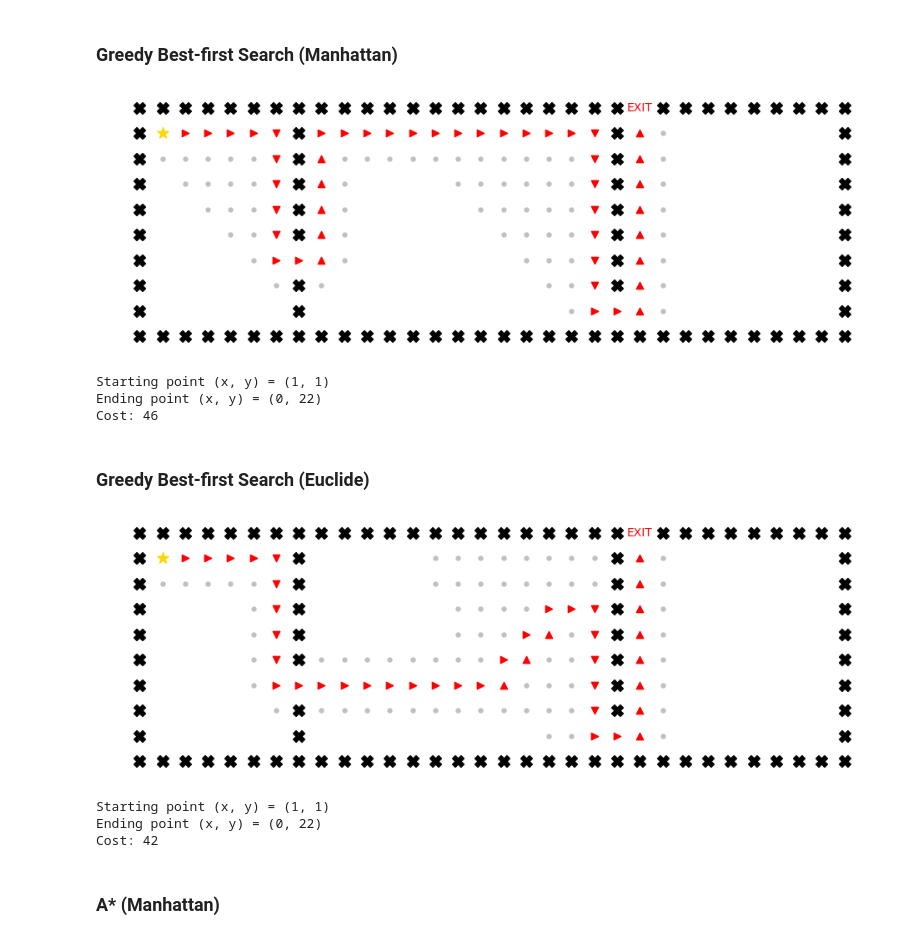
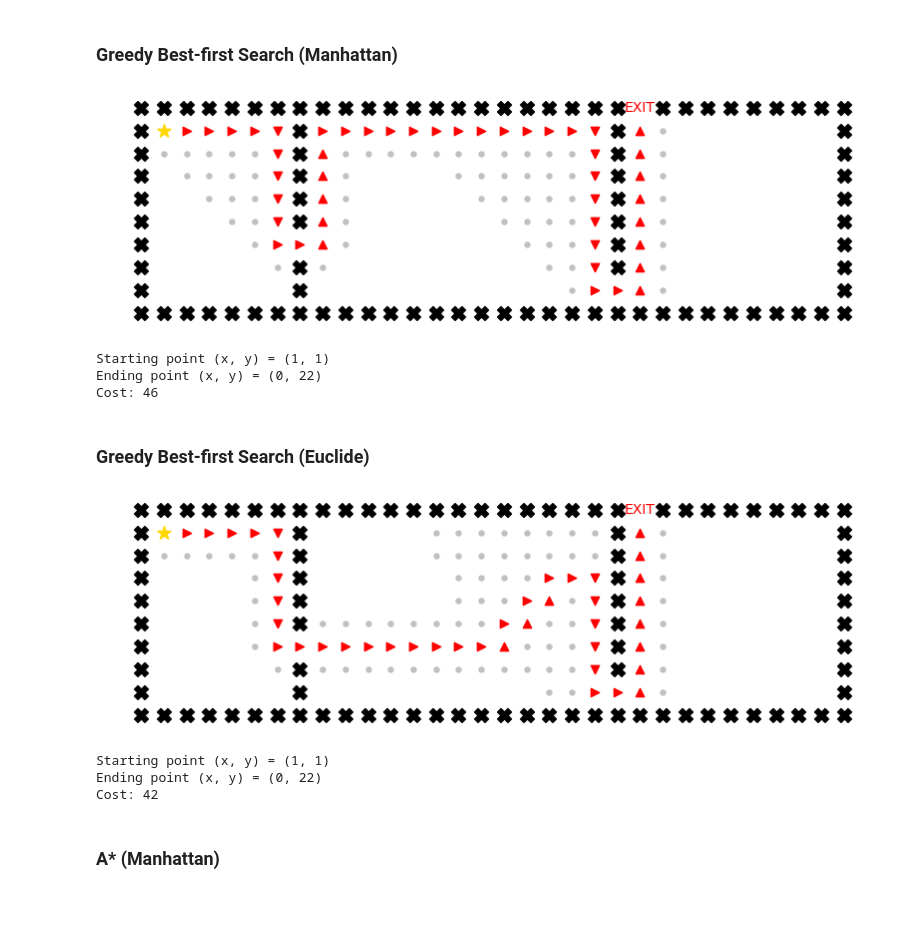
Before and after one commit to hungngocphat01/HCMUS-IntroAI-Project01-Pathfinding, a Jupyter notebook: report/report-src/report-nobonus.ipynb, the cells around one changed output. Saved outputs shown, nothing was run; the diff lists cells and outputs as text; code cells hidden in the pictures; blank space fills up the shorter version.

```diff
--- a/report/report-src/report-nobonus.ipynb
+++ b/report/report-src/report-nobonus.ipynb
@@ -153,5 +152,5 @@ Graph initialized from maze with size 10 x 32
 # %% [markdown]
 ### DFS
 # %%
-run_search_nobonus(g3, DFS, figsize=(12, 4))
+run_search_nobonus(g3, DFS, figsize=(10, 3))
 # %% [output]
@@ -162,5 +161,5 @@ Cost: 78
 # %% [markdown]
 ### BFS
 # %%
-run_search_nobonus(g3, BFS,figsize=(12, 4))
+run_search_nobonus(g3, BFS,figsize=(10, 3))
 # %% [output]
@@ -171,18 +170,18 @@ Cost: 36
 # %% [markdown]
 ### Greedy Best-first Search (Manhattan)
 # %%
-run_search_nobonus(g3, GBFS,manhattan_heuristic,figsize=(12, 4))
+run_search_nobonus(g3, GBFS,manhattan_heuristic,figsize=(10, 3))
 # %% [output]
-[figure, old version]
+[figure, new version]
 Starting point (x, y) = (1, 1)
 Ending point (x, y) = (0, 22)
 Cost: 46
 # %% [markdown]
 ### Greedy Best-first Search (Euclide)
 # %%
-run_search_nobonus(g3, GBFS, euclide_heuristic,figsize=(12,4))
+run_search_nobonus(g3, GBFS, euclide_heuristic,figsize=(10, 3))
 # %% [output]
-[figure, old version]
+[figure, new version]
 Starting point (x, y) = (1, 1)
 Ending point (x, y) = (0, 22)
 Cost: 42
```
Also changed, not shown: parts of 7 cells of this notebook, 11 other files.
